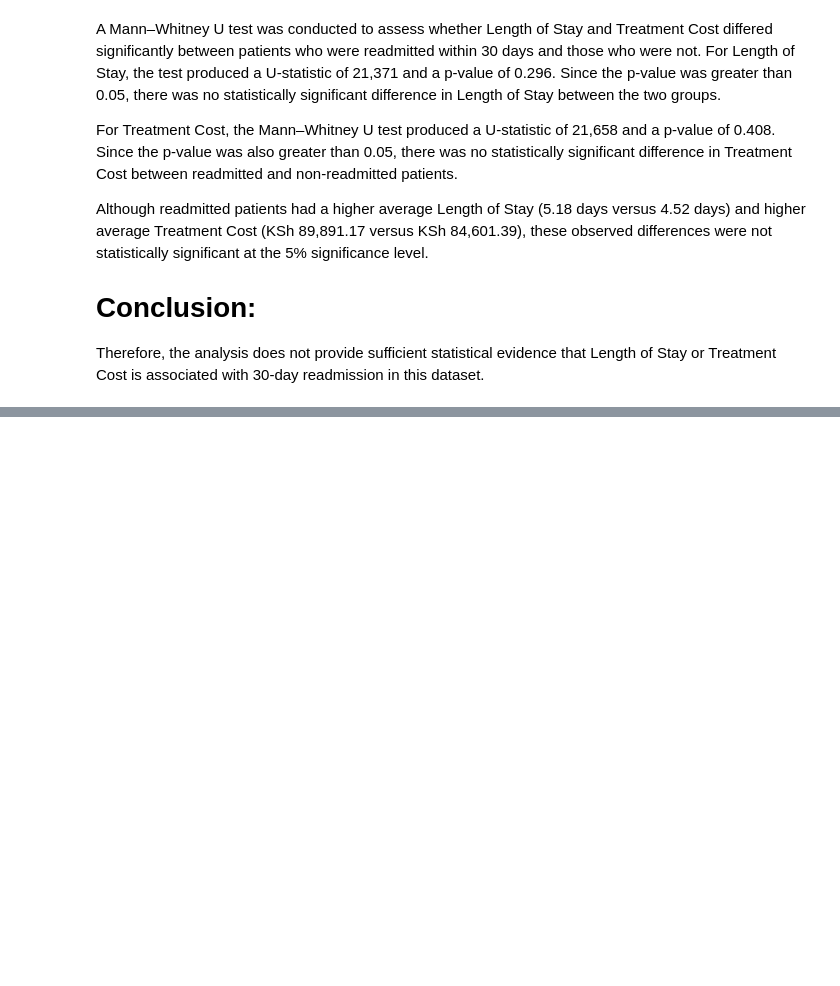
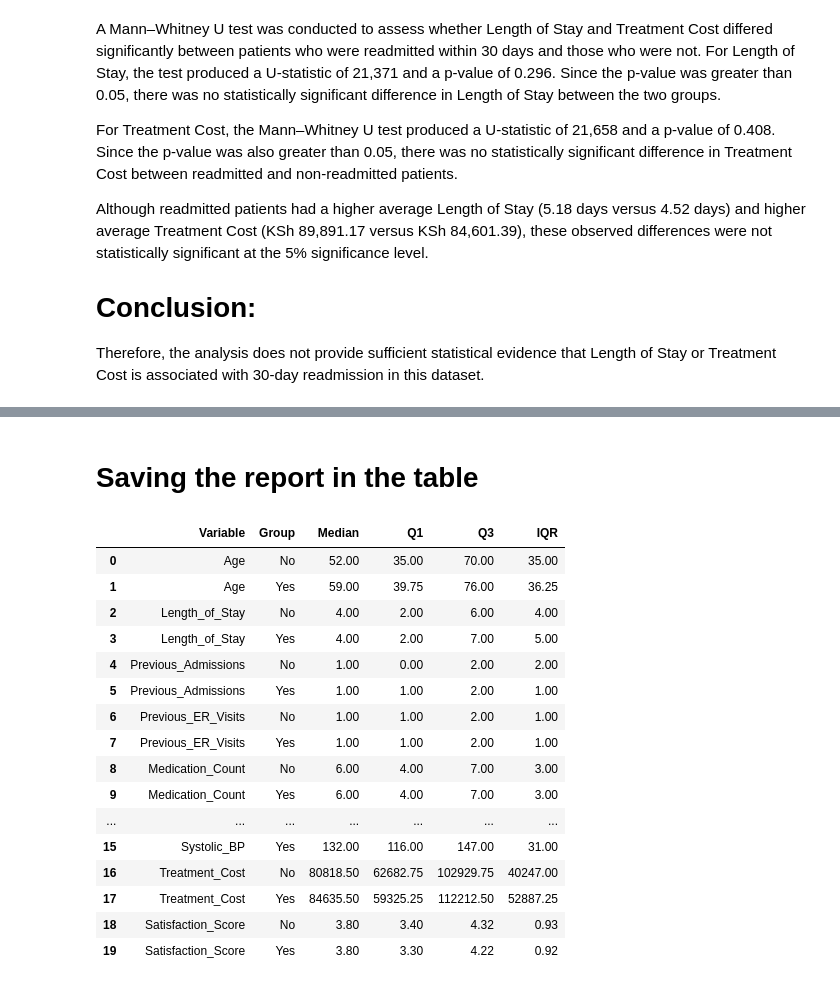
Before and after one commit to Clinton-Analyst/Healthcare_patient_readmission_risk_analysis_and-_predictive_modelling, a Jupyter notebook: scripts/StatisticalAnalysis.ipynb, the cells around one changed output, grey strips where cells are left out. Saved outputs shown, nothing was run; the diff lists cells and outputs as text; code cells hidden in the pictures; blank space fills up the shorter version.

```diff
--- a/scripts/StatisticalAnalysis.ipynb
+++ b/scripts/StatisticalAnalysis.ipynb
@@ -279,0 +623,22 @@ ShapiroResult(statistic=np.float64(0.8842520535085757), pvalue=np.float64(3.3279
+# %%
+# Running it for all numerical variables
+numerical_vars = [
+    'Age',
+    'Length_of_Stay',
+    'Previous_Admissions',
+    'Previous_ER_Visits',
+    'Medication_Count',
+    'Lab_Test_Count',
+    'Average_Glucose',
+    'Systolic_BP',
+    'Treatment_Cost',
+    'Satisfaction_Score'
+]
+
+median_results = {}
+
+for variable in numerical_vars:
+    median_results[variable] = calculate_medians(
+        clean_data,
+        variable
+    )
@@ -279,0 +663,41 @@ ShapiroResult(statistic=np.float64(0.8842520535085757), pvalue=np.float64(3.3279
+# %% [markdown]
+# Saving the report in the table
+# %%
+median_results = []
+
+for variable in numerical_vars:
+
+    grouped = clean_data.groupby('Readmitted_30_Days')[variable]
+
+    for group_name, values in grouped:
+
+        median_results.append({
+            'Variable': variable,
+            'Group': group_name,
+            'Median': values.median(),
+            'Q1': values.quantile(0.25),
+            'Q3': values.quantile(0.75),
+            'IQR': values.quantile(0.75) - values.quantile(0.25)
+        })
+
+median_df = pd.DataFrame(median_results)
+
+median_df.round(2)
+# %% [output]
+|  | Variable | Group | Median | Q1 | Q3 | IQR |
+| 0 | Age | No | 52.00 | 35.00 | 70.00 | 35.00 |
+| 1 | Age | Yes | 59.00 | 39.75 | 76.00 | 36.25 |
+| 2 | Length_of_Stay | No | 4.00 | 2.00 | 6.00 | 4.00 |
+| 3 | Length_of_Stay | Yes | 4.00 | 2.00 | 7.00 | 5.00 |
+| 4 | Previous_Admissions | No | 1.00 | 0.00 | 2.00 | 2.00 |
+| 5 | Previous_Admissions | Yes | 1.00 | 1.00 | 2.00 | 1.00 |
+| 6 | Previous_ER_Visits | No | 1.00 | 1.00 | 2.00 | 1.00 |
+| 7 | Previous_ER_Visits | Yes | 1.00 | 1.00 | 2.00 | 1.00 |
+| 8 | Medication_Count | No | 6.00 | 4.00 | 7.00 | 3.00 |
+| 9 | Medication_Count | Yes | 6.00 | 4.00 | 7.00 | 3.00 |
+| ... | ... | ... | ... | ... | ... | ... |
+| 15 | Systolic_BP | Yes | 132.00 | 116.00 | 147.00 | 31.00 |
+| 16 | Treatment_Cost | No | 80818.50 | 62682.75 | 102929.75 | 40247.00 |
+| 17 | Treatment_Cost | Yes | 84635.50 | 59325.25 | 112212.50 | 52887.25 |
+| 18 | Satisfaction_Score | No | 3.80 | 3.40 | 4.32 | 0.93 |
+| 19 | Satisfaction_Score | Yes | 3.80 | 3.30 | 4.22 | 0.92 |
```
Also changed, not shown: parts of 23 cells of this notebook, 8 other files.
